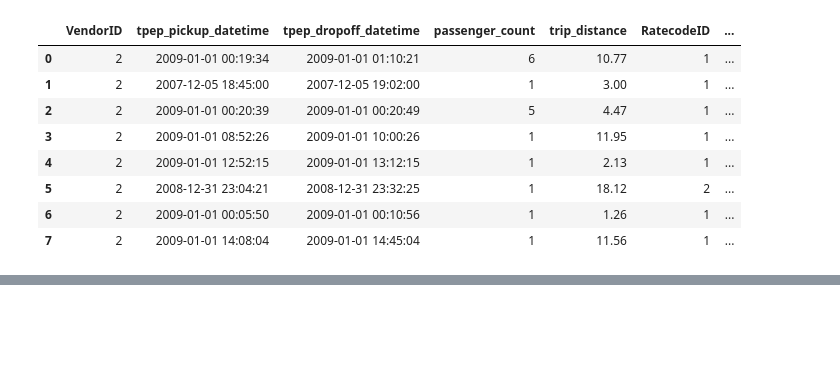
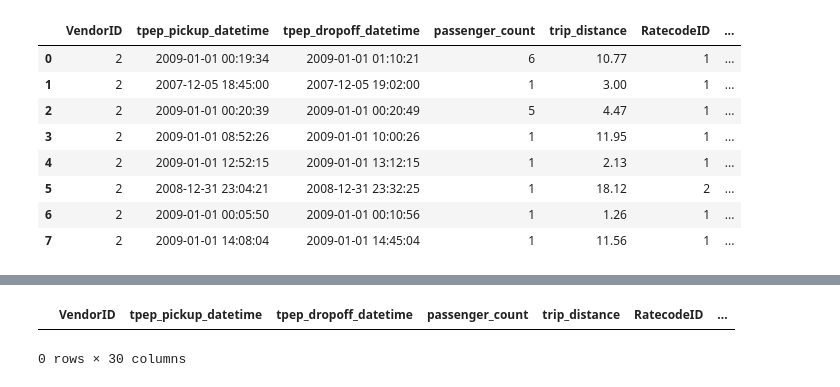
Before and after one commit to vodliosje/TaxiNYC, a Jupyter notebook: notebooks/2.2_duck_schema.ipynb, the cells around one changed output, grey strips where cells are left out. Saved outputs shown, nothing was run; the diff lists cells and outputs as text; code cells hidden in the pictures; blank space fills up the shorter version.

```diff
--- a/notebooks/2.2_duck_schema.ipynb
+++ b/notebooks/2.2_duck_schema.ipynb
@@ -321,0 +423,9 @@ conn.close()
+# %%
+diss.execute("""
+    SELECT *
+    FROM clean_taxinyc
+    WHERE fare_amount > 1000 OR trip_distance > 1000;
+""").df()
+# %% [output]
+|  | VendorID | tpep_pickup_datetime | tpep_dropoff_datetime | passenger_count | trip_distance | RatecodeID | ... |
+0 rows × 30 columns
```
Also changed, not shown: parts of 8 cells of this notebook, 1 other file.
